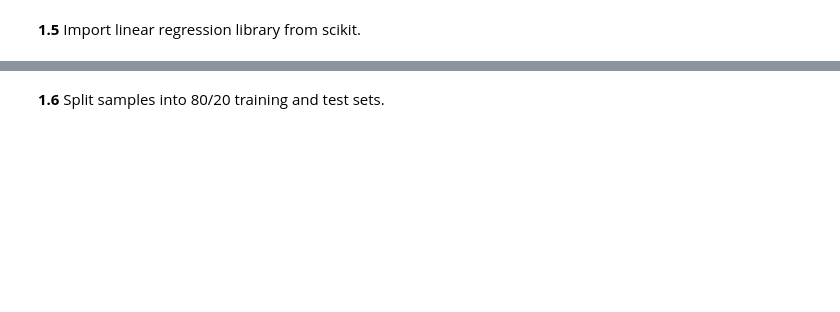
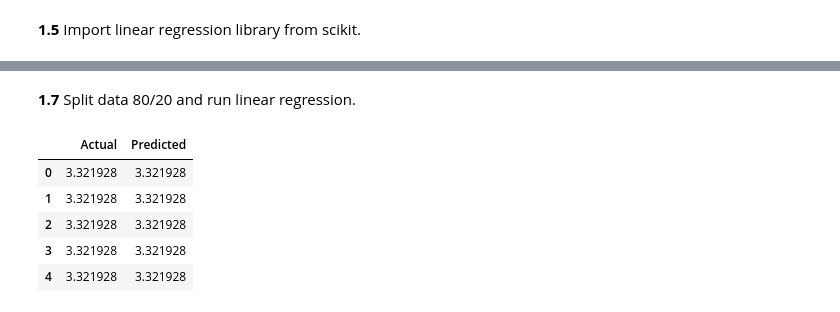
Before and after one commit to jrg94/CSE5522, a Jupyter notebook: lab1.ipynb, the cells around one changed output, grey strips where cells are left out. Cells and saved outputs as stored; diff of their text form; code cells hidden in the pictures; blank space fills up the shorter version.

```diff
--- a/lab1.ipynb
+++ b/lab1.ipynb
@@ -96,0 +98,5 @@ from sklearn.model_selection import train_test_split
+# %%
+x = micro_rna_dataframe.values
+print(x)
+y = mrna_well_dataframe["SNORD88B"].values
+print(y)
@@ -97,2 +112,16 @@ from sklearn.model_selection import train_test_split
 # %% [markdown]
-**1.6** Split samples into 80/20 training and test sets.
+**1.7** Split data 80/20 and run linear regression.
+# %%
+x_train, x_test, y_train, y_test = train_test_split(x, y, test_size=0.2, random_state=0)
+r = LinearRegression()
+r.fit(x_train, y_train)
+y_prediction = r.predict(x_test)
+df = pd.DataFrame({'Actual': y_test, 'Predicted': y_prediction})
+df.head()
+# %% [output]
+|  | Actual | Predicted |
+| 0 | 3.321928 | 3.321928 |
+| 1 | 3.321928 | 3.321928 |
+| 2 | 3.321928 | 3.321928 |
+| 3 | 3.321928 | 3.321928 |
+| 4 | 3.321928 | 3.321928 |
```
Also changed, not shown: parts of 8 cells of this notebook.
